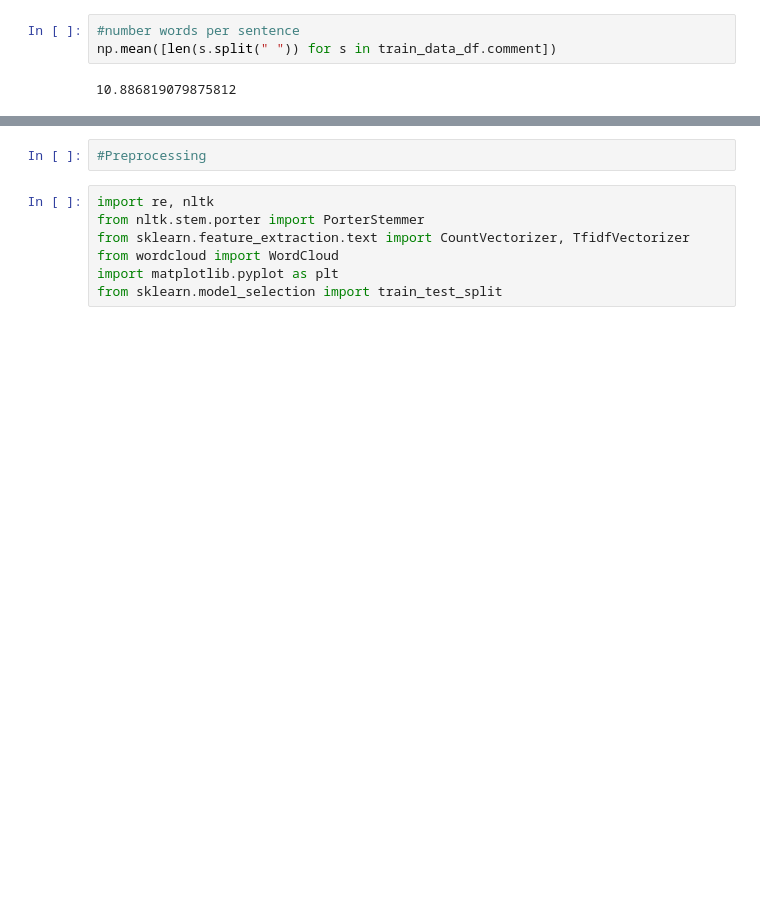
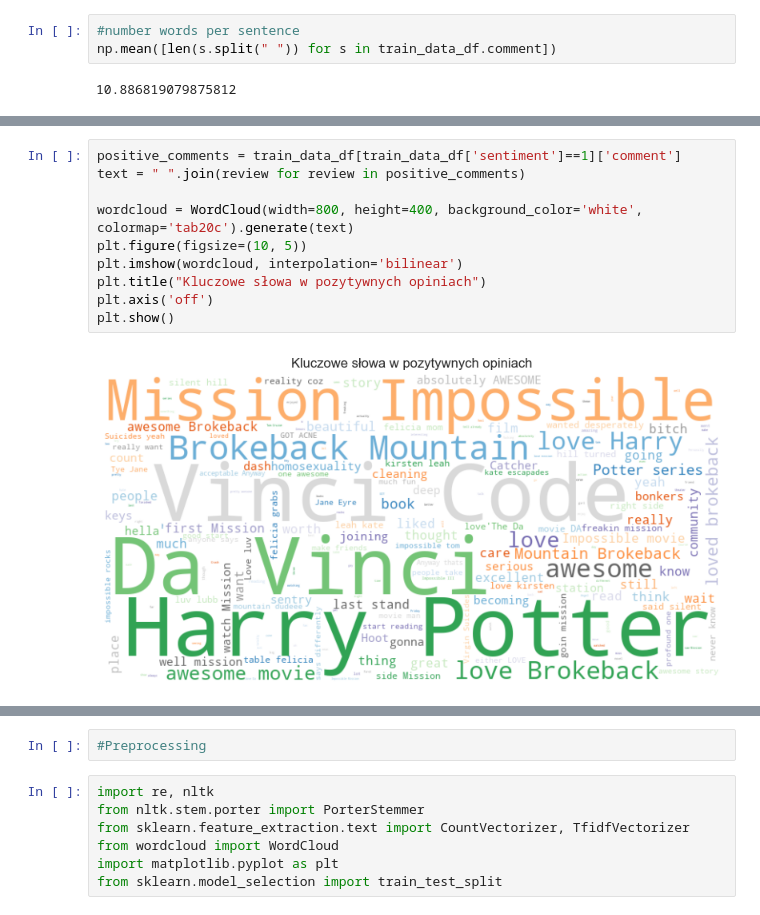
Before and after one commit to agomolka/MAThesisSentimentAnalysis, a Jupyter notebook: Social_Media_Text_Sentiment_Analysis.ipynb, the cells around one changed output, grey strips where cells are left out. Saved outputs shown, nothing was run; the diff lists cells and outputs as text; blank space fills up the shorter version.

```diff
--- a/Social_Media_Text_Sentiment_Analysis.ipynb
+++ b/Social_Media_Text_Sentiment_Analysis.ipynb
@@ -85,0 +76,12 @@ plt.show()
+# %%
+positive_comments = train_data_df[train_data_df['sentiment']==1]['comment']
+text = " ".join(review for review in positive_comments)
+
+wordcloud = WordCloud(width=800, height=400, background_color='white', colormap='tab20c').generate(text)
+plt.figure(figsize=(10, 5))
+plt.imshow(wordcloud, interpolation='bilinear')
+plt.title("Kluczowe słowa w pozytywnych opiniach")
+plt.axis('off')
+plt.show()
+# %% [output]
+[figure, added]
```
Also changed, not shown: parts of 35 cells of this notebook, 1 other file.
